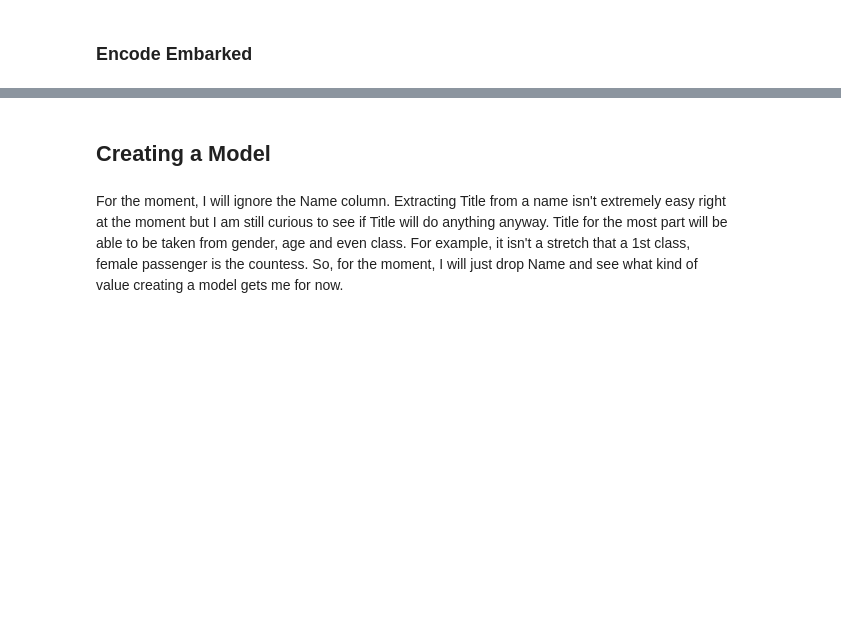
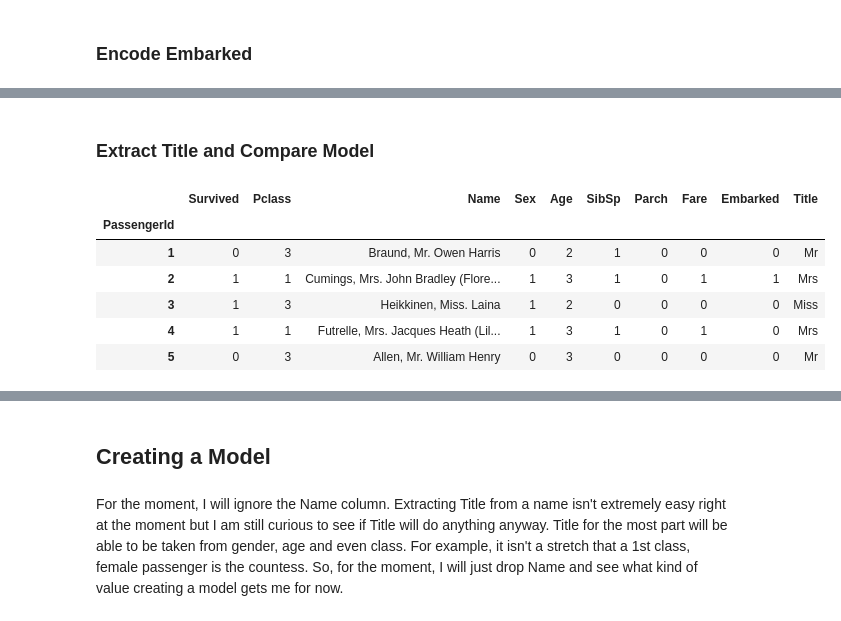
Before and after one commit to ThibaultHuyet/machine_learning, a Jupyter notebook: Notebooks/Titanic.ipynb, the cells around one changed output, grey strips where cells are left out. Saved outputs shown, nothing was run; the diff lists cells and outputs as text; code cells hidden in the pictures; blank space fills up the shorter version.

Commit message:
Added a Title column and improved accuracy by 2%

```diff
--- a/Notebooks/Titanic.ipynb
+++ b/Notebooks/Titanic.ipynb
@@ -462,0 +475,13 @@ titanic.head()
+# %% [markdown]
+### Extract Title and Compare Model
+# %%
+titanic['Title'] = titanic['Name'].str.extract(' ([A-Za-z]+)\.', expand = False)
+titanic.head()
+# %% [output]
+|  | Survived | Pclass | Name | Sex | Age | SibSp | Parch | Fare | Embarked | Title |
+| PassengerId |  |  |  |  |  |  |  |  |  |  |
+| 1 | 0 | 3 | Braund, Mr. Owen Harris | 0 | 2 | 1 | 0 | 0 | 0 | Mr |
+| 2 | 1 | 1 | Cumings, Mrs. John Bradley (Flore... | 1 | 3 | 1 | 0 | 1 | 1 | Mrs |
+| 3 | 1 | 3 | Heikkinen, Miss. Laina | 1 | 2 | 0 | 0 | 0 | 0 | Miss |
+| 4 | 1 | 1 | Futrelle, Mrs. Jacques Heath (Lil... | 1 | 3 | 1 | 0 | 1 | 0 | Mrs |
+| 5 | 0 | 3 | Allen, Mr. William Henry | 0 | 3 | 0 | 0 | 0 | 0 | Mr |
```
Also changed, not shown: parts of 32 cells of this notebook.
